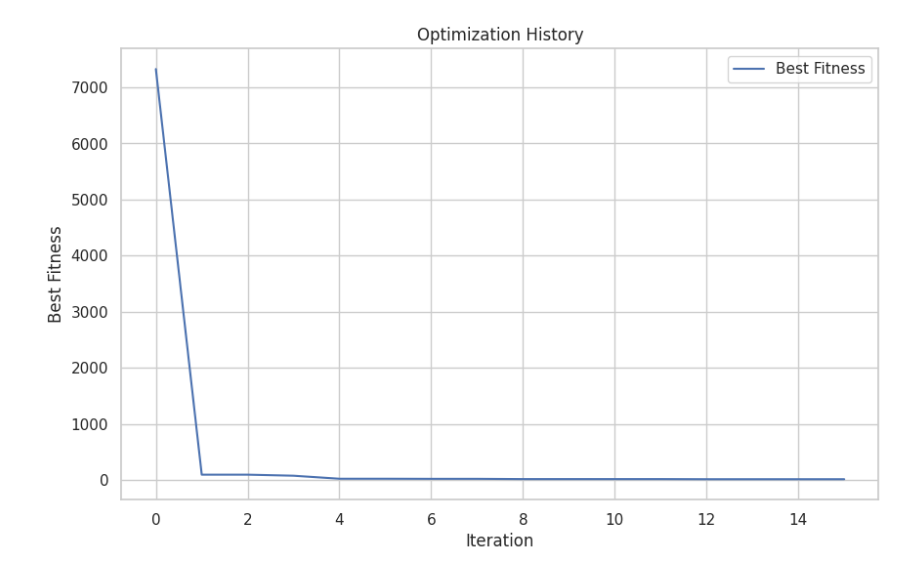
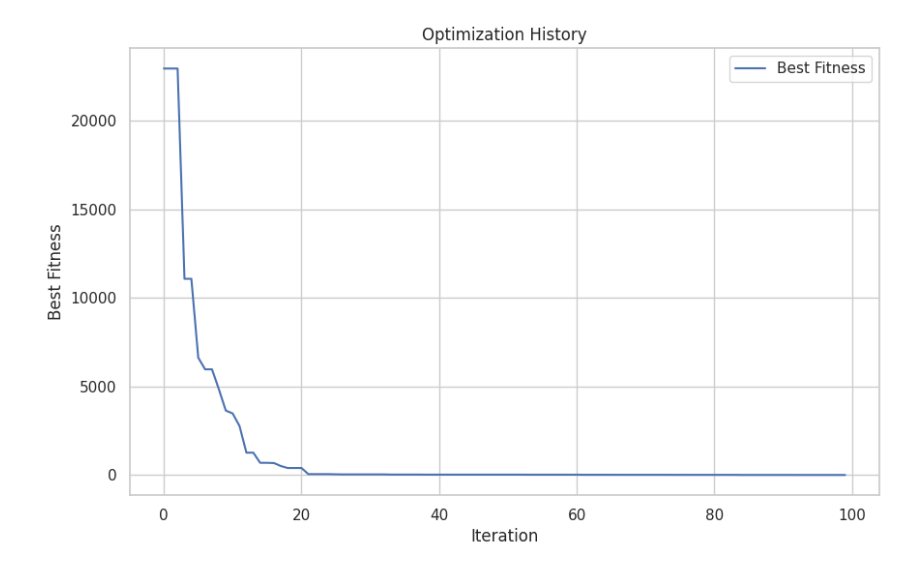
Before and after one commit to HakureiPOI/Modeling_Allowance, a Jupyter notebook: GA.ipynb, the cells around one changed output. Cells and saved outputs as stored; diff of their text form; code cells hidden in the pictures.

```diff
--- a/GA.ipynb
+++ b/GA.ipynb
@@ -156,4 +102,4 @@ def complex_function(x):
 # %%
 dim = 10
 bounds = [(-5, 5)] * dim  # 每个维度不同的边界
-gsa = GravitationalSearchAlgorithm(obj_function=complex_function, dim=dim, bounds=bounds)
+ga = GeneticAlgorithm(obj_function=complex_function, dim=dim, bounds=bounds)
@@ -190,4 +133,4 @@ print(f"最优适应度: {best_score}")
 # %%
-gsa.plot_optimization_history()
+ga.plot_optimization_history()
 # %% [output]
-[figure, old version]
+[figure, new version]
```
Also changed, not shown: parts of 6 cells of this notebook.
